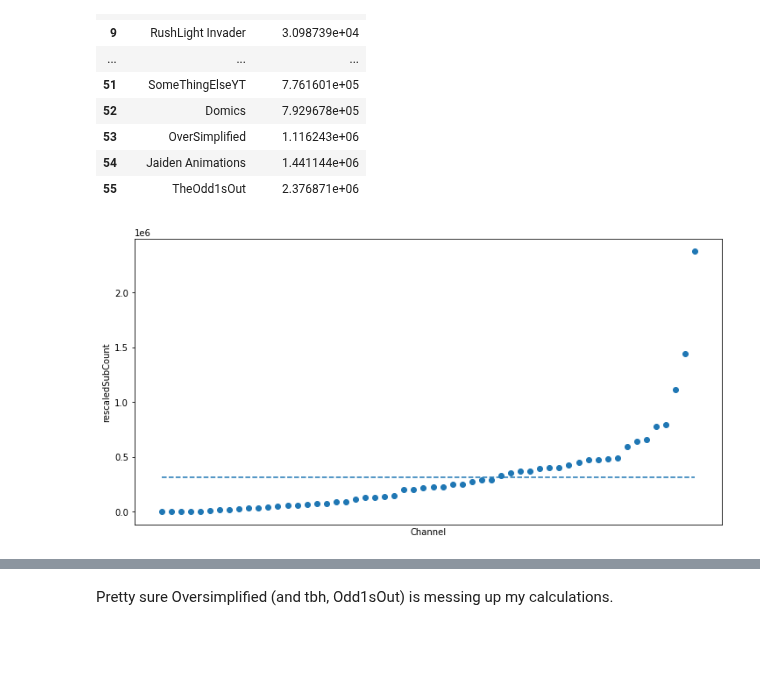
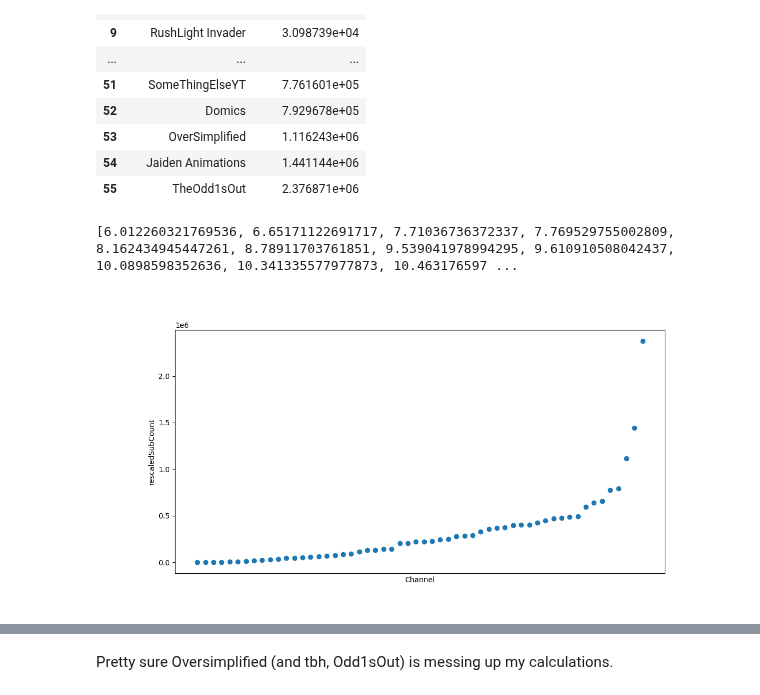
Before and after one commit to ojiwon-kenobi/youtuberChannels, a Jupyter notebook: semantic_analysis/semantic_analysis.ipynb, the cells around one changed output, grey strips where cells are left out. Drawn from its saved outputs; the diff is of its cells as text; code cells hidden in the pictures; blank space fills up the shorter version.

```diff
--- a/semantic_analysis/semantic_analysis.ipynb
+++ b/semantic_analysis/semantic_analysis.ipynb
@@ -666,34 +442,38 @@ sctrs
 | 54 | Jaiden Animations | 1.441144e+06 |
 | 55 | TheOdd1sOut | 2.376871e+06 |
 # %%
+import math
 x_name = "Channel"
 y_name = "rescaledSubCount"
 tooltip_name = "subCountPerYearSinceFirstUpload"
 
 x= sctrs['channelName']
 y= sctrs['rescaledSubCount']
+y_log = [math.log(i) for i in sctrs['rescaledSubCount']]
+print(y_log)
 tt = sctrs['rescaledSubCount']
 
 fig, ax = plt.subplots(1, figsize=(12,6))
 sc = ax.scatter(x, y)
 avg_rescaledSubcount= sum(y)/len(LIST_OF_CHANNEL_NAMES)
 # Plot the average line
 mean_x=np.arange(0,56,1)
 mean_y=[avg_rescaledSubcount for i in np.zeros_like(x)]
-mean_line = ax.plot(mean_x, mean_y, label='Mean', linestyle='--')
+# mean_line = ax.plot(mean_x, mean_y, label='Mean', linestyle='--')
 plt.tick_params(
     axis='x',          # changes apply to the x-axis
     which='both',      # both major and minor ticks are affected
     bottom=False,      # ticks along the bottom edge are off
     top=False,         # ticks along the top edge are off
     labelbottom=False) # labels along the bottom edge are off
 cursor = mplcursors.cursor(sc, hover=True)
 
 plt.xlabel(x_name)
 plt.ylabel(y_name)
 plt.show()
 # %% [output]
+[6.012260321769536, 6.65171122691717, 7.71036736372337, 7.769529755002809, 8.162434945447261, 8.78911703761851, 9.539041978994295, 9.610910508042437, 10.0898598352636, 10.341335577977873, 10.463176597 ...
-[figure, old version]
+[figure, new version]
 # %%
 semantic_df = pd.DataFrame.from_dict({'channelName': channelHolisticInfoDf['channelName'], 'rescaledSubCount': subsPerYearSinceFirstUpload, 'positivityScores': channelName_to_scores.values()})
 def generate_plot(semantic_df):
```
Also changed, not shown: parts of 10 cells of this notebook, 2 other files.
